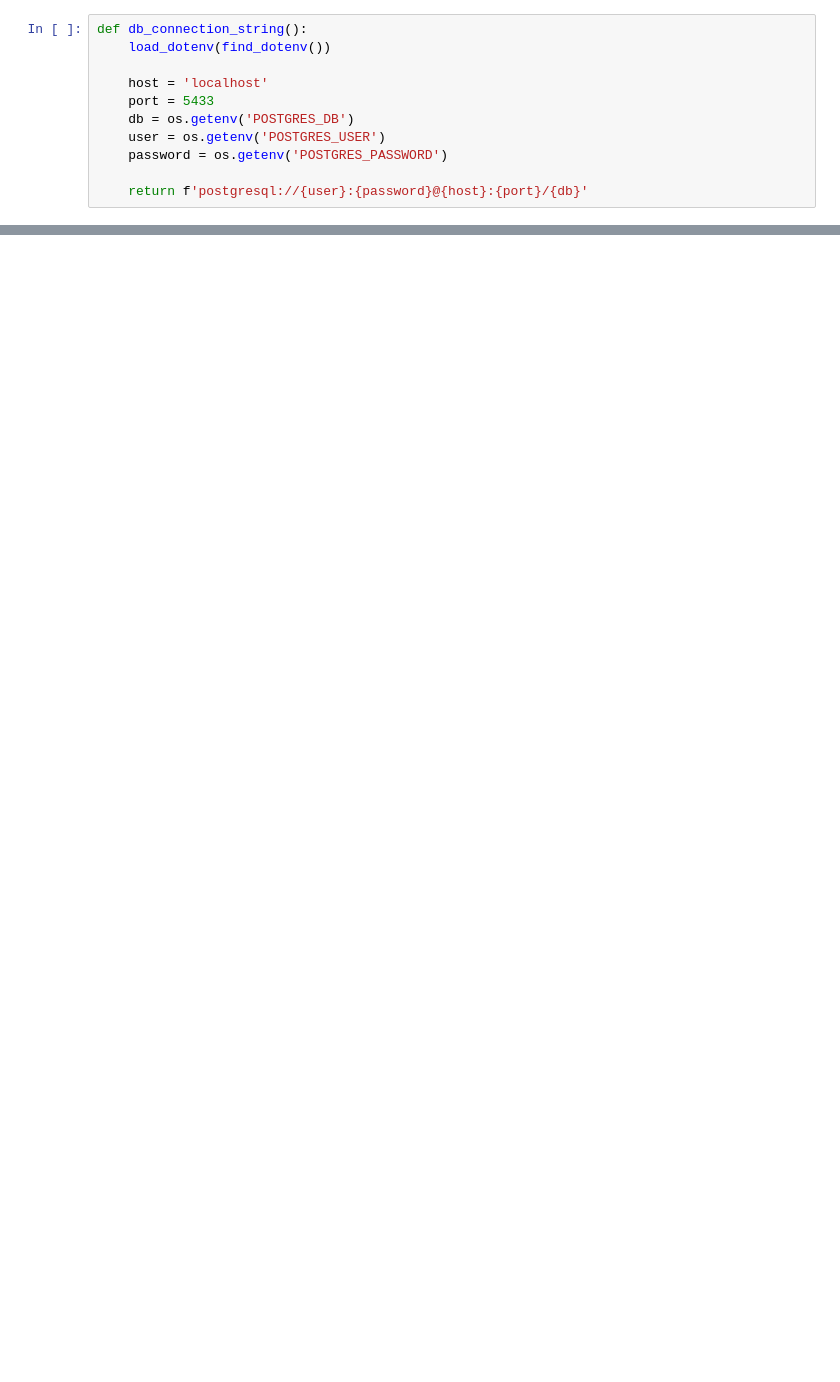
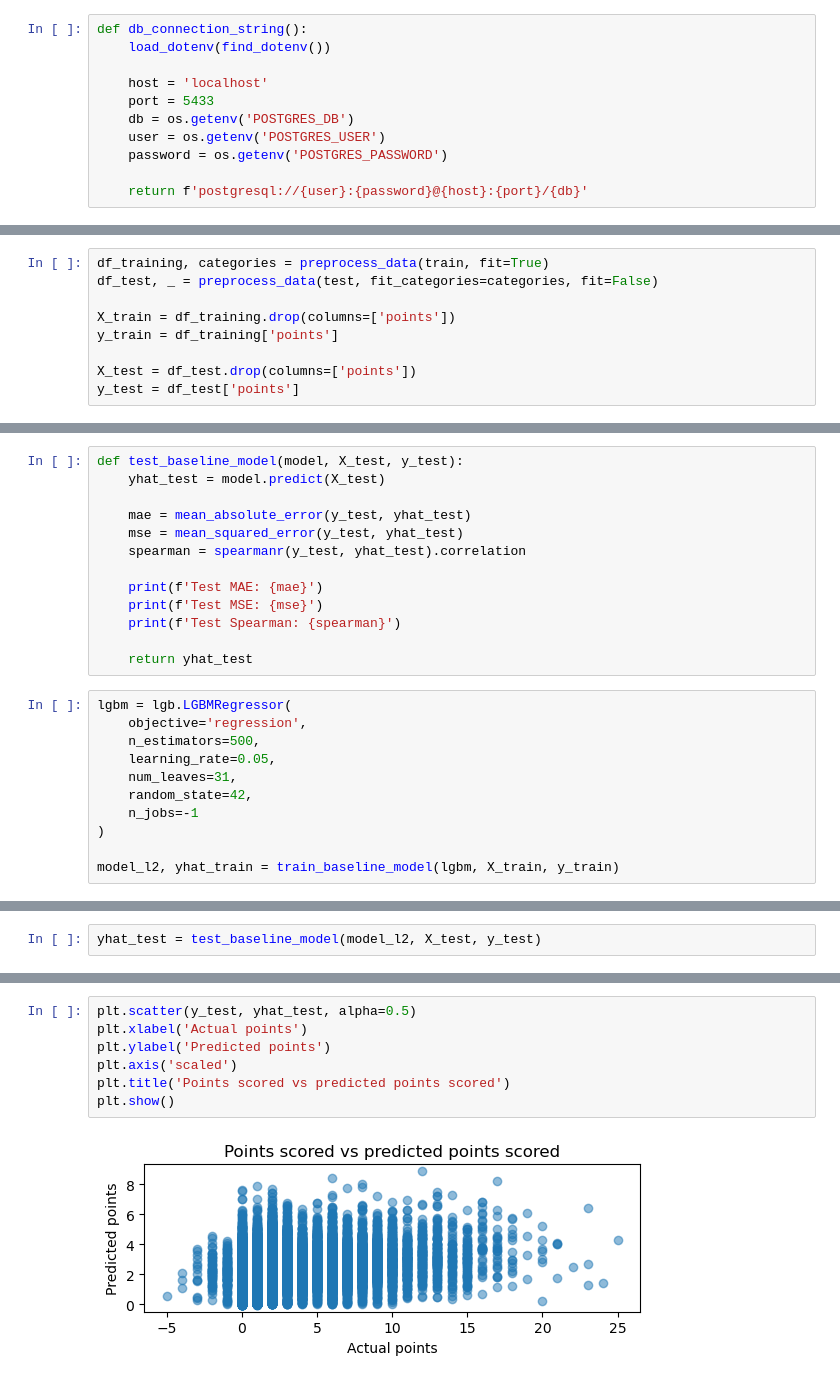
Before and after one commit to esencela/fpl-data-platform, a Jupyter notebook: notebooks/02_baseline_model.ipynb, the cells around one changed output, grey strips where cells are left out. Saved outputs shown, nothing was run; the diff lists cells and outputs as text; blank space fills up the shorter version.

```diff
--- a/notebooks/02_baseline_model.ipynb
+++ b/notebooks/02_baseline_model.ipynb
@@ -71,0 +140,9 @@ df_features
+# %%
+df_training, categories = preprocess_data(train, fit=True)
+df_test, _ = preprocess_data(test, fit_categories=categories, fit=False)
+
+X_train = df_training.drop(columns=['points'])
+y_train = df_training['points']
+
+X_test = df_test.drop(columns=['points'])
+y_test = df_test['points']
@@ -71,0 +163,24 @@ df_features
+# %%
+def test_baseline_model(model, X_test, y_test):
+    yhat_test = model.predict(X_test)
+
+    mae = mean_absolute_error(y_test, yhat_test)
+    mse = mean_squared_error(y_test, yhat_test)
+    spearman = spearmanr(y_test, yhat_test).correlation
+
+    print(f'Test MAE: {mae}')
+    print(f'Test MSE: {mse}')
+    print(f'Test Spearman: {spearman}')
+
+    return yhat_test
+# %%
+lgbm = lgb.LGBMRegressor(
+    objective='regression',
+    n_estimators=500,
+    learning_rate=0.05,
+    num_leaves=31,
+    random_state=42,
+    n_jobs=-1
+)
+
+model_l2, yhat_train = train_baseline_model(lgbm, X_train, y_train)
@@ -71,0 +197,2 @@ df_features
+# %%
+yhat_test = test_baseline_model(model_l2, X_test, y_test)
@@ -71,0 +261,9 @@ df_features
+# %%
+plt.scatter(y_test, yhat_test, alpha=0.5)
+plt.xlabel('Actual points')
+plt.ylabel('Predicted points')
+plt.axis('scaled')
+plt.title('Points scored vs predicted points scored')
+plt.show()
+# %% [output]
+[figure, added]
```
Also changed, not shown: parts of 35 cells of this notebook.
